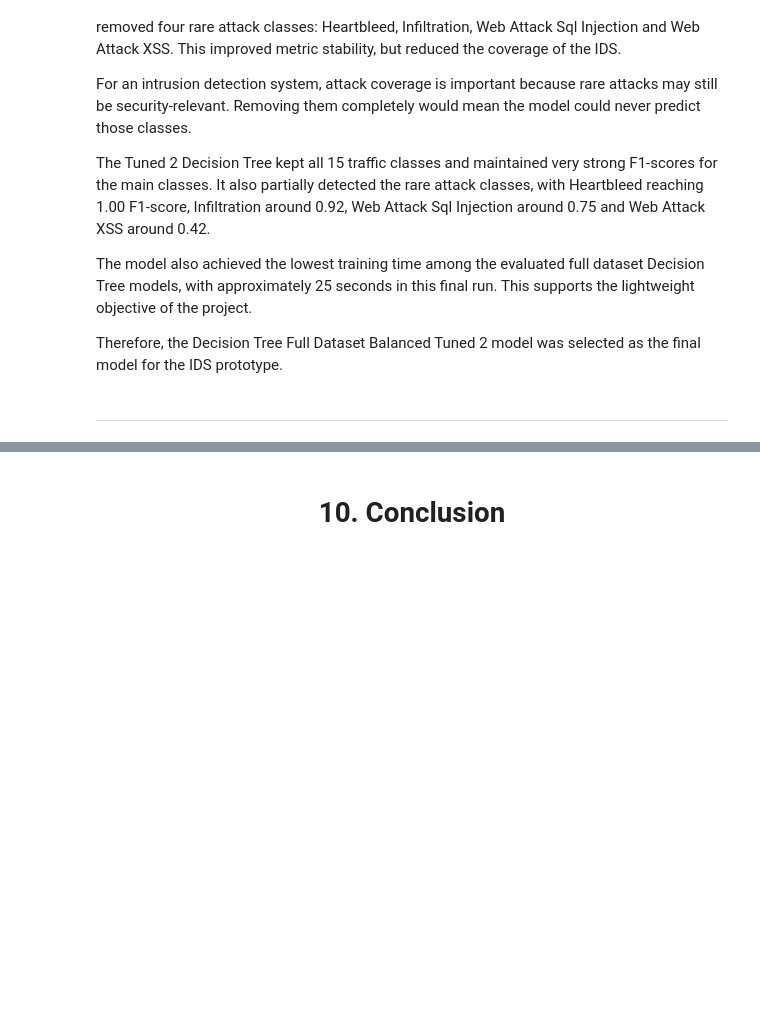
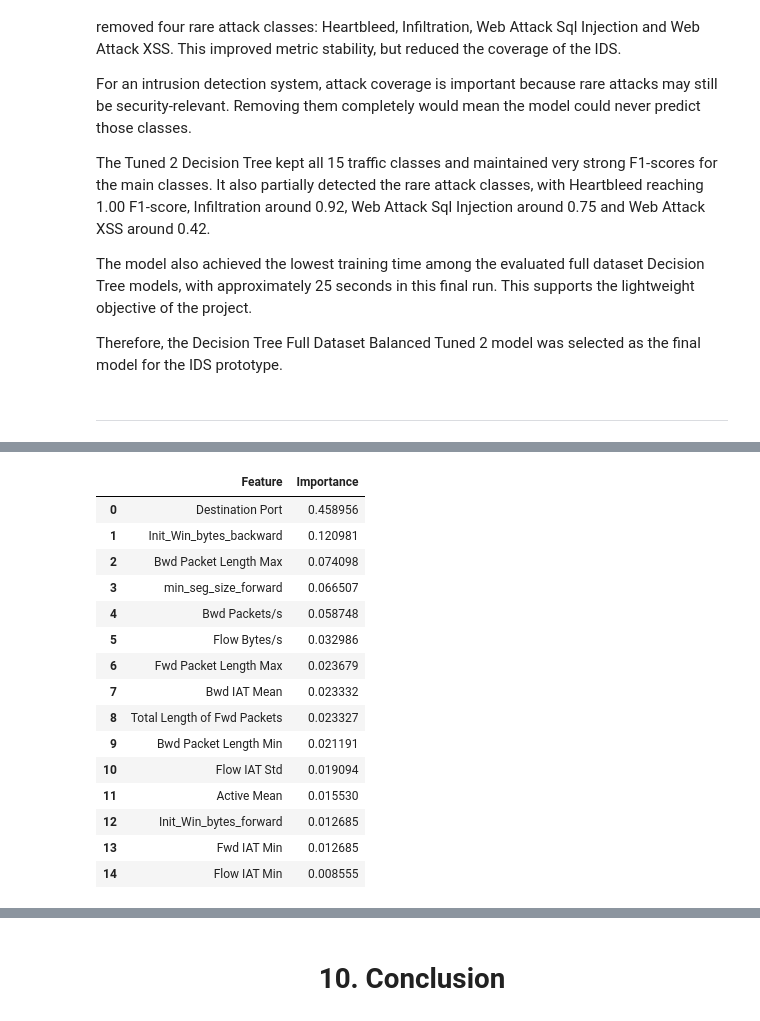
Before and after one commit to Thiago2022161/IDS-CA2-Thiago, a Jupyter notebook: IDS_CA2.ipynb, the cells around one changed output, grey strips where cells are left out. Drawn from its saved outputs; the diff is of its cells as text; code cells hidden in the pictures; blank space fills up the shorter version.

```diff
--- a/IDS_CA2.ipynb
+++ b/IDS_CA2.ipynb
@@ -2738,0 +2938,32 @@ Therefore, the Decision Tree Full Dataset Balanced Tuned 2 model was selected as
+# %%
+# Create feature importance dataframe
+feature_importance = pd.DataFrame({
+    "Feature": X_train.columns,
+    "Importance": dt_full_balanced_tuned_2.feature_importances_
+})
+
+# Sort by importance
+feature_importance = feature_importance.sort_values(
+    by="Importance",
+    ascending=False
+).reset_index(drop=True)
+
+# Display top 15 most important features
+feature_importance.head(15)
+# %% [output]
+|  | Feature | Importance |
+| 0 | Destination Port | 0.458956 |
+| 1 | Init_Win_bytes_backward | 0.120981 |
+| 2 | Bwd Packet Length Max | 0.074098 |
+| 3 | min_seg_size_forward | 0.066507 |
+| 4 | Bwd Packets/s | 0.058748 |
+| 5 | Flow Bytes/s | 0.032986 |
+| 6 | Fwd Packet Length Max | 0.023679 |
+| 7 | Bwd IAT Mean | 0.023332 |
+| 8 | Total Length of Fwd Packets | 0.023327 |
+| 9 | Bwd Packet Length Min | 0.021191 |
+| 10 | Flow IAT Std | 0.019094 |
+| 11 | Active Mean | 0.015530 |
+| 12 | Init_Win_bytes_forward | 0.012685 |
+| 13 | Fwd IAT Min | 0.012685 |
+| 14 | Flow IAT Min | 0.008555 |
```
Also changed, not shown: parts of 49 cells of this notebook, 3 other files.
